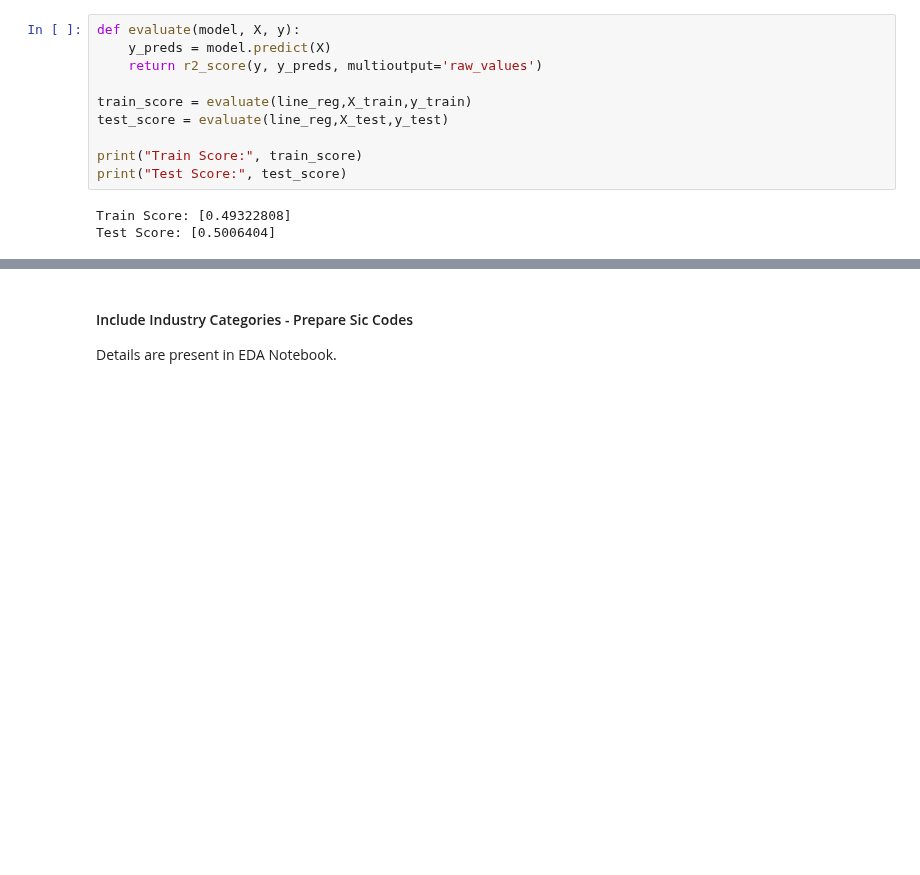
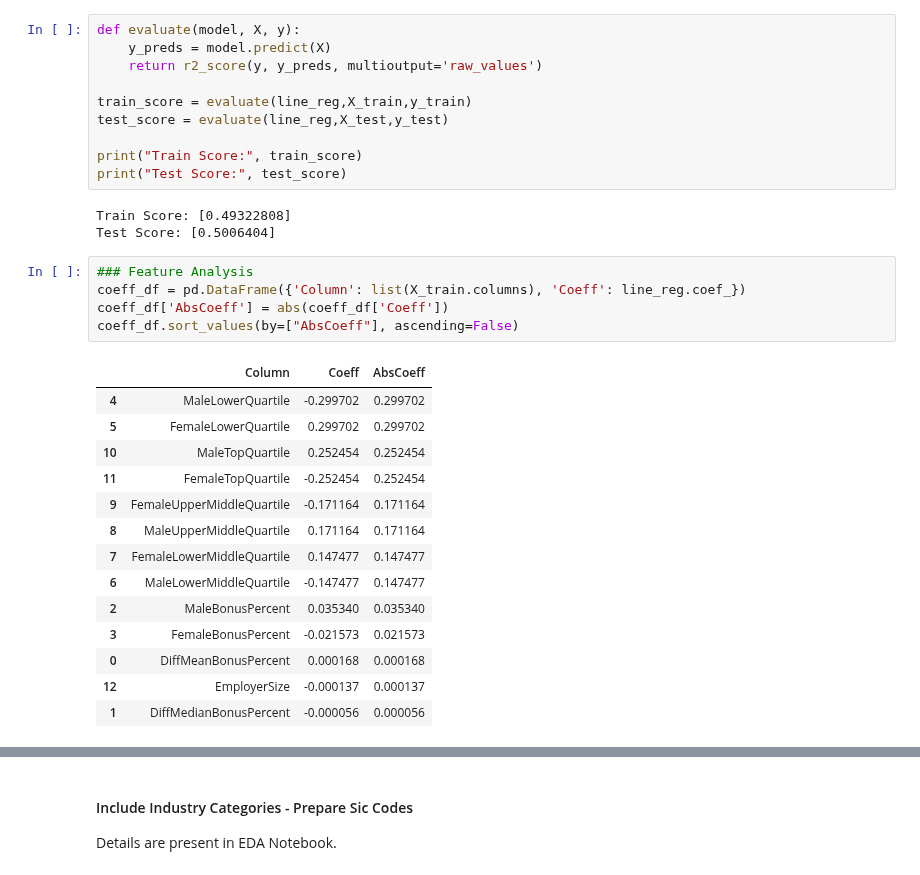
Before and after one commit to Ads2020Group6/data-exploration, a Jupyter notebook: Gov Equalities Office - Modelling.ipynb, the cells around one changed output, grey strips where cells are left out. Drawn from its saved outputs; the diff is of its cells as text; blank space fills up the shorter version.

```diff
--- a/Gov Equalities Office - Modelling.ipynb
+++ b/Gov Equalities Office - Modelling.ipynb
@@ -242,3 +242,23 @@ print("Test Score:", test_score)
 # %% [output]
 Train Score: [0.49322808]
 Test Score: [0.5006404]
+# %%
+### Feature Analysis
+coeff_df = pd.DataFrame({'Column': list(X_train.columns), 'Coeff': line_reg.coef_})
+coeff_df['AbsCoeff'] = abs(coeff_df['Coeff'])
+coeff_df.sort_values(by=["AbsCoeff"], ascending=False)
+# %% [output]
+|  | Column | Coeff | AbsCoeff |
+| 4 | MaleLowerQuartile | -0.299702 | 0.299702 |
+| 5 | FemaleLowerQuartile | 0.299702 | 0.299702 |
+| 10 | MaleTopQuartile | 0.252454 | 0.252454 |
+| 11 | FemaleTopQuartile | -0.252454 | 0.252454 |
+| 9 | FemaleUpperMiddleQuartile | -0.171164 | 0.171164 |
+| 8 | MaleUpperMiddleQuartile | 0.171164 | 0.171164 |
+| 7 | FemaleLowerMiddleQuartile | 0.147477 | 0.147477 |
+| 6 | MaleLowerMiddleQuartile | -0.147477 | 0.147477 |
+| 2 | MaleBonusPercent | 0.035340 | 0.035340 |
+| 3 | FemaleBonusPercent | -0.021573 | 0.021573 |
+| 0 | DiffMeanBonusPercent | 0.000168 | 0.000168 |
+| 12 | EmployerSize | -0.000137 | 0.000137 |
+| 1 | DiffMedianBonusPercent | -0.000056 | 0.000056 |
```
Also changed, not shown: parts of 7 cells of this notebook.
